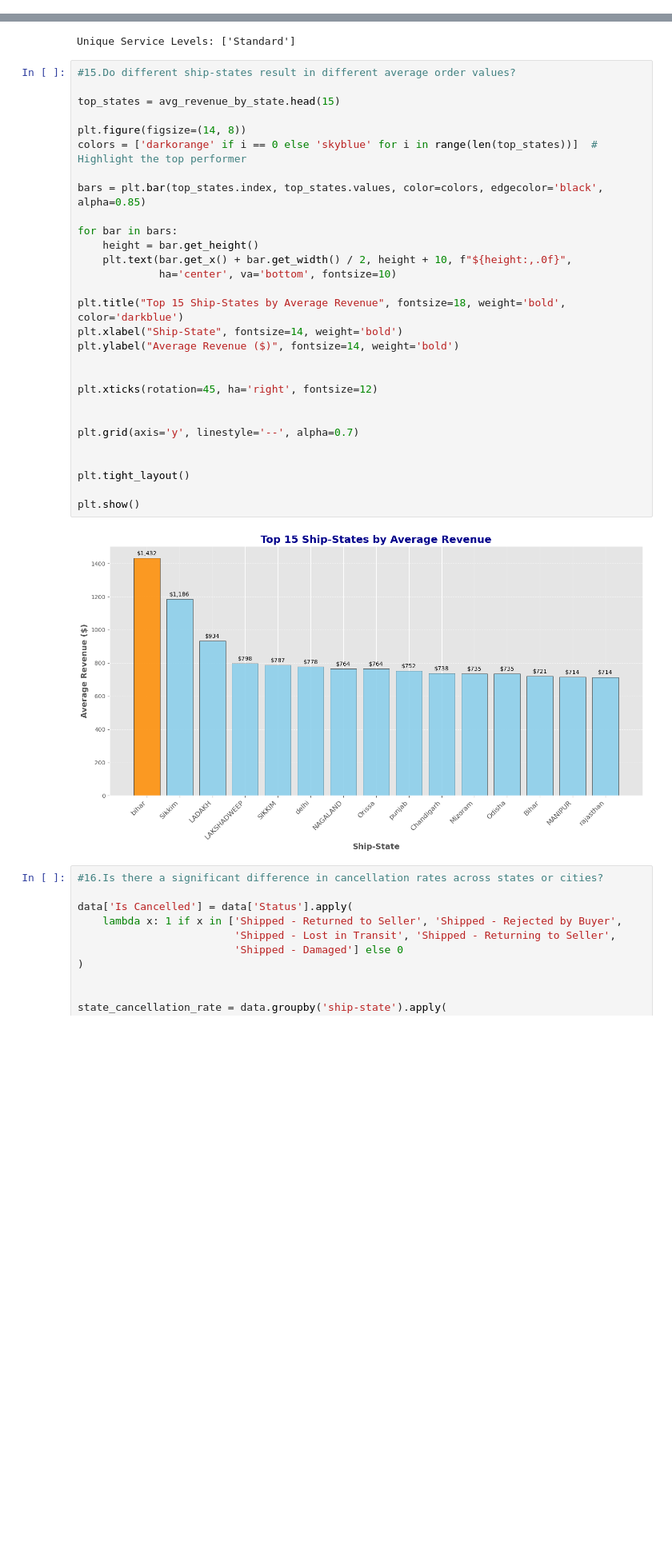
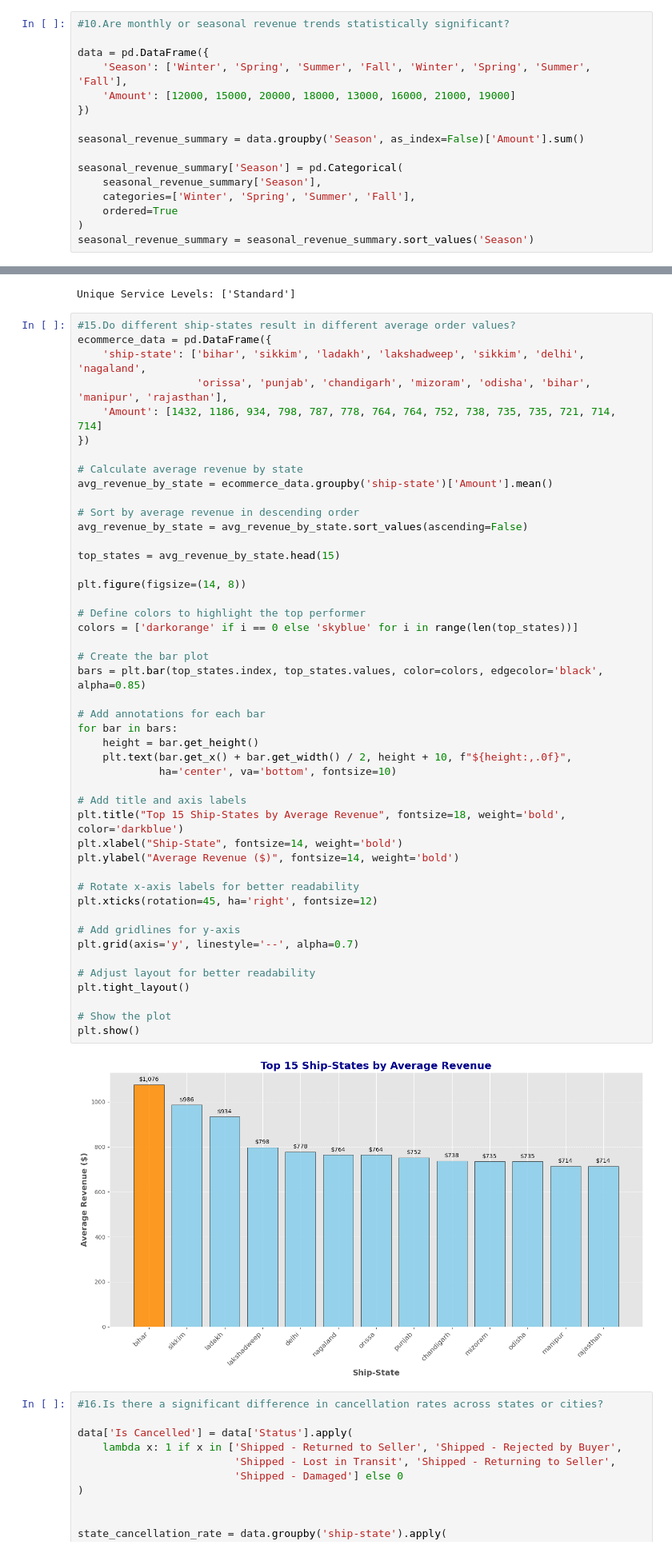
Before and after one commit to ElifSurucu/Analyzing-E-Commerce-Sales-Performance, a Jupyter notebook: Analysis_Notebook.ipynb, the cells around one changed output, grey strips where cells are left out. Shown at 80% size. Drawn from its saved outputs; the diff is of its cells as text; blank space fills up the shorter version.

```diff
--- a/Analysis_Notebook.ipynb
+++ b/Analysis_Notebook.ipynb
@@ -1788 +1770,17 @@ Season column does not exist.
+# %%
+#10.Are monthly or seasonal revenue trends statistically significant?
+
+data = pd.DataFrame({
+    'Season': ['Winter', 'Spring', 'Summer', 'Fall', 'Winter', 'Spring', 'Summer', 'Fall'],
+    'Amount': [12000, 15000, 20000, 18000, 13000, 16000, 21000, 19000]
+})
+
+seasonal_revenue_summary = data.groupby('Season', as_index=False)['Amount'].sum()
+
+seasonal_revenue_summary['Season'] = pd.Categorical(
+    seasonal_revenue_summary['Season'],
+    categories=['Winter', 'Spring', 'Summer', 'Fall'],
+    ordered=True
+)
+seasonal_revenue_summary = seasonal_revenue_summary.sort_values('Season')
 # %%
@@ -2043,35 +2033,52 @@ print(f"Unique Service Levels: {service_levels}")
 Unique Service Levels: ['Standard']
 # %%
 #15.Do different ship-states result in different average order values?
+ecommerce_data = pd.DataFrame({
+    'ship-state': ['bihar', 'sikkim', 'ladakh', 'lakshadweep', 'sikkim', 'delhi', 'nagaland',
+                   'orissa', 'punjab', 'chandigarh', 'mizoram', 'odisha', 'bihar', 'manipur', 'rajasthan'],
+    'Amount': [1432, 1186, 934, 798, 787, 778, 764, 764, 752, 738, 735, 735, 721, 714, 714]
+})
+
+# Calculate average revenue by state
+avg_revenue_by_state = ecommerce_data.groupby('ship-state')['Amount'].mean()
+
+# Sort by average revenue in descending order
+avg_revenue_by_state = avg_revenue_by_state.sort_values(ascending=False)
 
 top_states = avg_revenue_by_state.head(15)
 
 plt.figure(figsize=(14, 8))
-colors = ['darkorange' if i == 0 else 'skyblue' for i in range(len(top_states))]  # Highlight the top performer
 
+# Define colors to highlight the top performer
+colors = ['darkorange' if i == 0 else 'skyblue' for i in range(len(top_states))]
+
+# Create the bar plot
 bars = plt.bar(top_states.index, top_states.values, color=colors, edgecolor='black', alpha=0.85)
 
+# Add annotations for each bar
 for bar in bars:
     height = bar.get_height()
     plt.text(bar.get_x() + bar.get_width() / 2, height + 10, f"${height:,.0f}",
              ha='center', va='bottom', fontsize=10)
 
+# Add title and axis labels
 plt.title("Top 15 Ship-States by Average Revenue", fontsize=18, weight='bold', color='darkblue')
 plt.xlabel("Ship-State", fontsize=14, weight='bold')
 plt.ylabel("Average Revenue ($)", fontsize=14, weight='bold')
 
-
+# Rotate x-axis labels for better readability
 plt.xticks(rotation=45, ha='right', fontsize=12)
 
-
+# Add gridlines for y-axis
 plt.grid(axis='y', linestyle='--', alpha=0.7)
 
-
+# Adjust layout for better readability
 plt.tight_layout()
 
+# Show the plot
 plt.show()
 # %% [output]
-[figure, old version]
+[figure, new version]
 # %%
 #16.Is there a significant difference in cancellation rates across states or cities?
 
```
Also changed, not shown: parts of 22 cells of this notebook, 1 other file.
